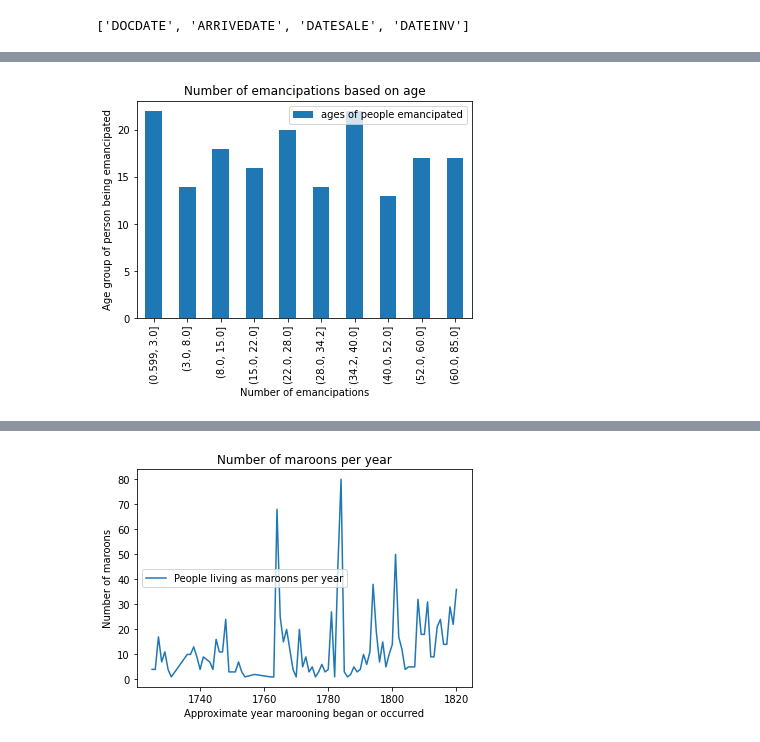
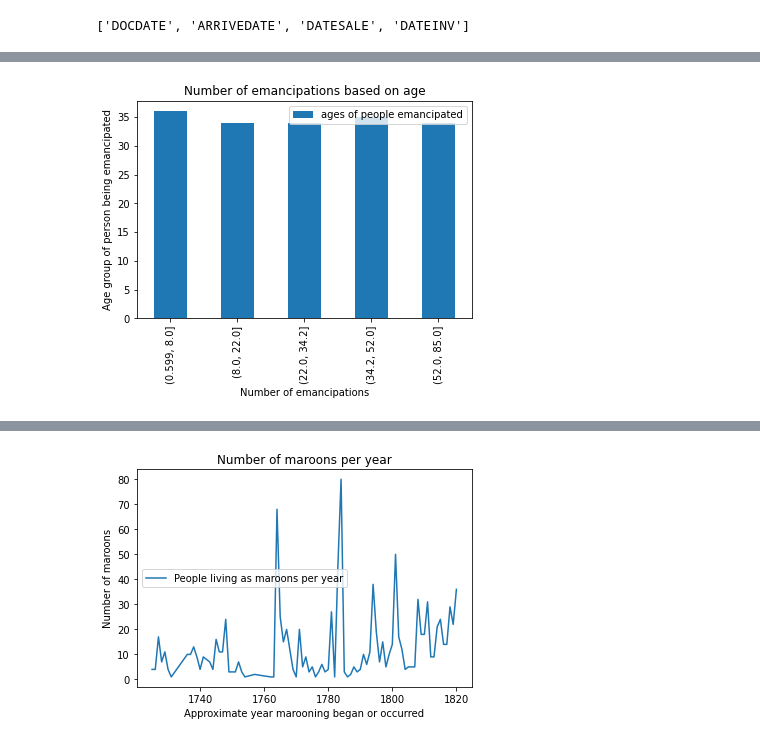
Before and after one commit to janneyt/Slave-Experience-Data-Analysis, a Jupyter notebook: SlaveExperienceLouisianaPart1(1).ipynb, the cells around one changed output, grey strips where cells are left out. Saved outputs shown, nothing was run; the diff lists cells and outputs as text; code cells hidden in the pictures.

```diff
--- a/SlaveExperienceLouisianaPart1(1).ipynb
+++ b/SlaveExperienceLouisianaPart1(1).ipynb
@@ -1328,21 +1504,21 @@ emancipations_by_age.value_counts().sort_index()
  85.0     1
 Name: AGE, dtype: int64
 # %%
-# Plot men and women sold per year
+# Plot emancipations by age
 emancipations_by_age = emancipations_by_age.loc[emancipations_by_age > 0]
 
 
 # Divide into 20 bins of roughly 4-5 years age difference
-emancipations_by_age_cut = pd.qcut(emancipations_by_age, 10)
+emancipations_by_age_cut = pd.qcut(emancipations_by_age, 5)
 
 emancipations_by_age_cut.value_counts()
 
 emancipations_by_age_cut.value_counts().sort_index().plot(label='ages of people emancipated',kind='bar')
 plt.title("Number of emancipations based on age")
 plt.xlabel("Number of emancipations")
 plt.ylabel("Age group of person being emancipated")
 plt.legend()
 
 plt.show()
 # %% [output]
-[figure, old version]
+[figure, new version]
```
Also changed, not shown: parts of 90 cells of this notebook.
